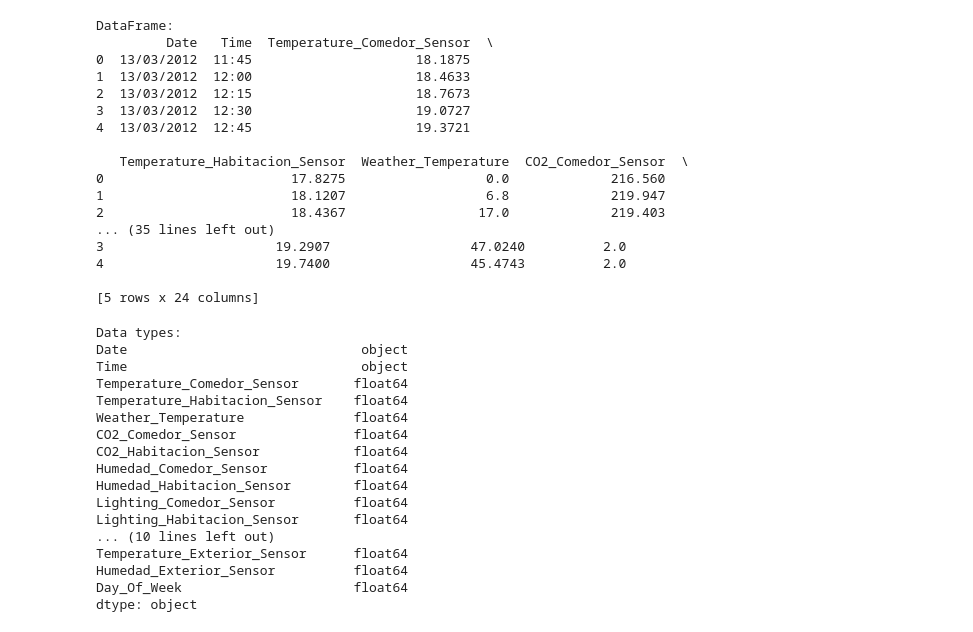
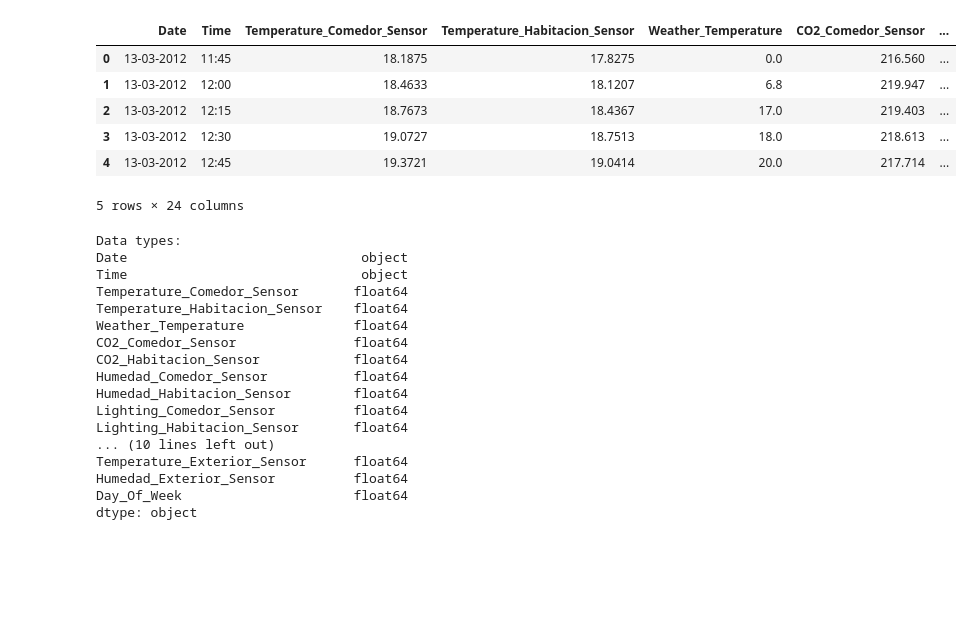
Before and after one commit to PurpleRadish42/ML_Trisem3, a Jupyter notebook: activity2/sml.ipynb, the cells around one changed output. Drawn from its saved outputs; the diff is of its cells as text; code cells hidden in the pictures; blank space fills up the shorter version.

```diff
--- a/activity2/sml.ipynb
+++ b/activity2/sml.ipynb
@@ -1,46 +1,36 @@
 # %%
 import pandas as pd
 
 # Define the file paths
-input_file = 'c:/Users/Elvis/Kaggle Project/NEW-DATA-1.T15.txt'
+input_file = 'SML.csv'
 
 # Read the text file
 
 
 # Maunally define the column names
-column_names = [
-    'Date', 'Time', 'Temperature_Comedor_Sensor', 'Temperature_Habitacion_Sensor', 'Weather_Temperature',
-    'CO2_Comedor_Sensor', 'CO2_Habitacion_Sensor', 'Humedad_Comedor_Sensor', 'Humedad_Habitacion_Sensor',
-    'Lighting_Comedor_Sensor', 'Lighting_Habitacion_Sensor', 'Precipitacion', 'Meteo_Exterior_Crepusculo',
-    'Meteo_Exterior_Viento', 'Meteo_Exterior_Sol_Oest', 'Meteo_Exterior_Sol_Est', 'Meteo_Exterior_Sol_Sud',
-    'Meteo_Exterior_Piranometro', 'Exterior_Entalpic_1', 'Exterior_Entalpic_2', 'Exterior_Entalpic_turbo',
-    'Temperature_Exterior_Sensor', 'Humedad_Exterior_Sensor', 'Day_Of_Week'
-]
+# column_names = [
+#     'Date', 'Time', 'Temperature_Comedor_Sensor', 'Temperature_Habitacion_Sensor', 'Weather_Temperature',
+#     'CO2_Comedor_Sensor', 'CO2_Habitacion_Sensor', 'Humedad_Comedor_Sensor', 'Humedad_Habitacion_Sensor',
+#     'Lighting_Comedor_Sensor', 'Lighting_Habitacion_Sensor', 'Precipitacion', 'Meteo_Exterior_Crepusculo',
+#     'Meteo_Exterior_Viento', 'Meteo_Exterior_Sol_Oest', 'Meteo_Exterior_Sol_Est', 'Meteo_Exterior_Sol_Sud',
+#     'Meteo_Exterior_Piranometro', 'Exterior_Entalpic_1', 'Exterior_Entalpic_2', 'Exterior_Entalpic_turbo',
+#     'Temperature_Exterior_Sensor', 'Humedad_Exterior_Sensor', 'Day_Of_Week'
+# ]
 
 # Assuming the text file is space-separated and has a header row
-df = pd.read_csv(input_file, delim_whitespace=True, comment='#', names=column_names, skiprows=1)
+df = pd.read_csv(input_file)
 
 # Display the DataFrame to verify it was read correctly
-print("DataFrame:")
-print(df.head())
+# print("DataFrame:")
+df.head()
 # %% [output]
+|  | Date | Time | Temperature_Comedor_Sensor | Temperature_Habitacion_Sensor | Weather_Temperature | CO2_Comedor_Sensor | ... |
+| 0 | 13-03-2012 | 11:45 | 18.1875 | 17.8275 | 0.0 | 216.560 | ... |
+| 1 | 13-03-2012 | 12:00 | 18.4633 | 18.1207 | 6.8 | 219.947 | ... |
+| 2 | 13-03-2012 | 12:15 | 18.7673 | 18.4367 | 17.0 | 219.403 | ... |
+| 3 | 13-03-2012 | 12:30 | 19.0727 | 18.7513 | 18.0 | 218.613 | ... |
+| 4 | 13-03-2012 | 12:45 | 19.3721 | 19.0414 | 20.0 | 217.714 | ... |
-DataFrame:
-         Date   Time  Temperature_Comedor_Sensor  \
-0  13/03/2012  11:45                     18.1875
-1  13/03/2012  12:00                     18.4633
-2  13/03/2012  12:15                     18.7673
-3  13/03/2012  12:30                     19.0727
-4  13/03/2012  12:45                     19.3721
-
-   Temperature_Habitacion_Sensor  Weather_Temperature  CO2_Comedor_Sensor  \
-0                        17.8275                  0.0             216.560
-1                        18.1207                  6.8             219.947
-2                        18.4367                 17.0             219.403
-... (35 lines left out)
-3                      19.2907                  47.0240          2.0
-4                      19.7400                  45.4743          2.0
-
-[5 rows x 24 columns]
+5 rows × 24 columns
 # %%
 # Check the data types of the columns
 print("\nData types:")
```
Also changed, not shown: parts of 7 cells of this notebook, 4 other files.
